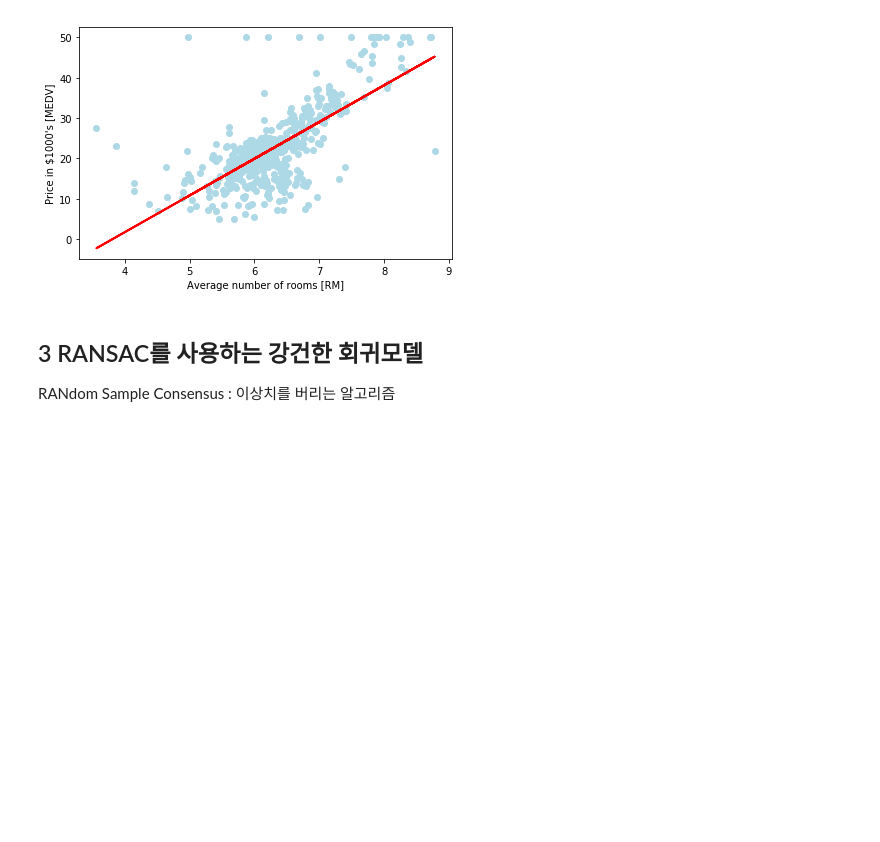
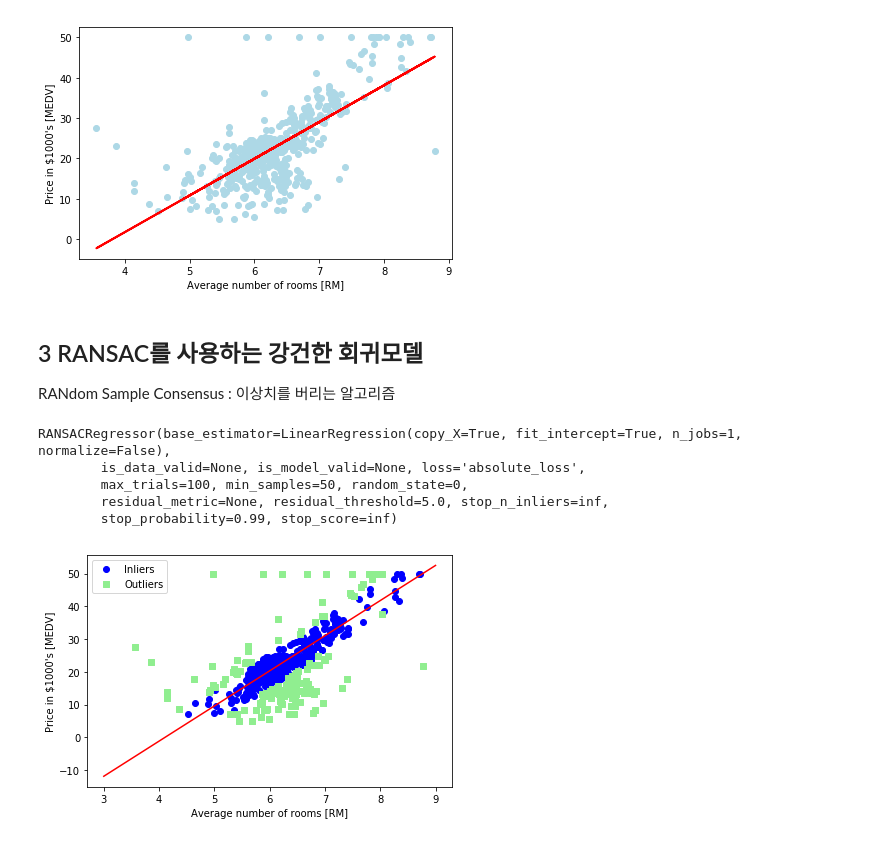
Before and after one commit to Queie/TensorFlow, a Jupyter notebook: 08.Simple Regression.ipynb, the cells around one changed output. Drawn from its saved outputs; the diff is of its cells as text; code cells hidden in the pictures; blank space fills up the shorter version.

```diff
--- a/08.Simple Regression.ipynb
+++ b/08.Simple Regression.ipynb
@@ -233,3 +236,34 @@ RANdom Sample Consensus : 이상치를 버리는 알고리즘
 # 3 모든 '참된정보'를 사용하여 모델을 fitting 한다
 # 4 fitting 모델과, '참된정보'의 오차를 추정한다
 # 5 알고리즘 성능이 임계치를 만족하면완료, 아니면 1을 반복한다
+# %%
+from sklearn.linear_model import RANSACRegressor
+
+ransac = RANSACRegressor(LinearRegression(),
+                         max_trials=100,   # 최대 반복횟수
+                         min_samples=50,   # Random 하게 선택되는 샘플의 최소 수
+                         residual_threshold=5.0, # fitting 선까지 수직거리 '5'단위 이내면 참된정보
+                         loss='absolute_loss', random_state=0)
+ransac.fit(X, y)
+# %% [output]
+RANSACRegressor(base_estimator=LinearRegression(copy_X=True, fit_intercept=True, n_jobs=1, normalize=False),
+        is_data_valid=None, is_model_valid=None, loss='absolute_loss',
+        max_trials=100, min_samples=50, random_state=0,
+        residual_metric=None, residual_threshold=5.0, stop_n_inliers=inf,
+        stop_probability=0.99, stop_score=inf)
+# %%
+inlier_mask = ransac.inlier_mask_
+outlier_mask = np.logical_not(inlier_mask)
+line_X = np.arange(3, 10, 1)
+line_y_ransac = ransac.predict(line_X[:, np.newaxis])
+# %%
+plt.scatter(X[inlier_mask], y[inlier_mask],
+            c='blue', marker='o', label='Inliers')
+plt.scatter(X[outlier_mask], y[outlier_mask],
+            c='lightgreen', marker='s', label='Outliers')
+plt.plot(line_X, line_y_ransac, color='red')
+plt.xlabel('Average number of rooms [RM]')
+plt.ylabel('Price in $1000\'s [MEDV]')
+plt.legend(loc='upper left'); plt.tight_layout(); plt.show()
+# %% [output]
+[figure, added]
```
Also changed, not shown: parts of 48 cells of this notebook.
